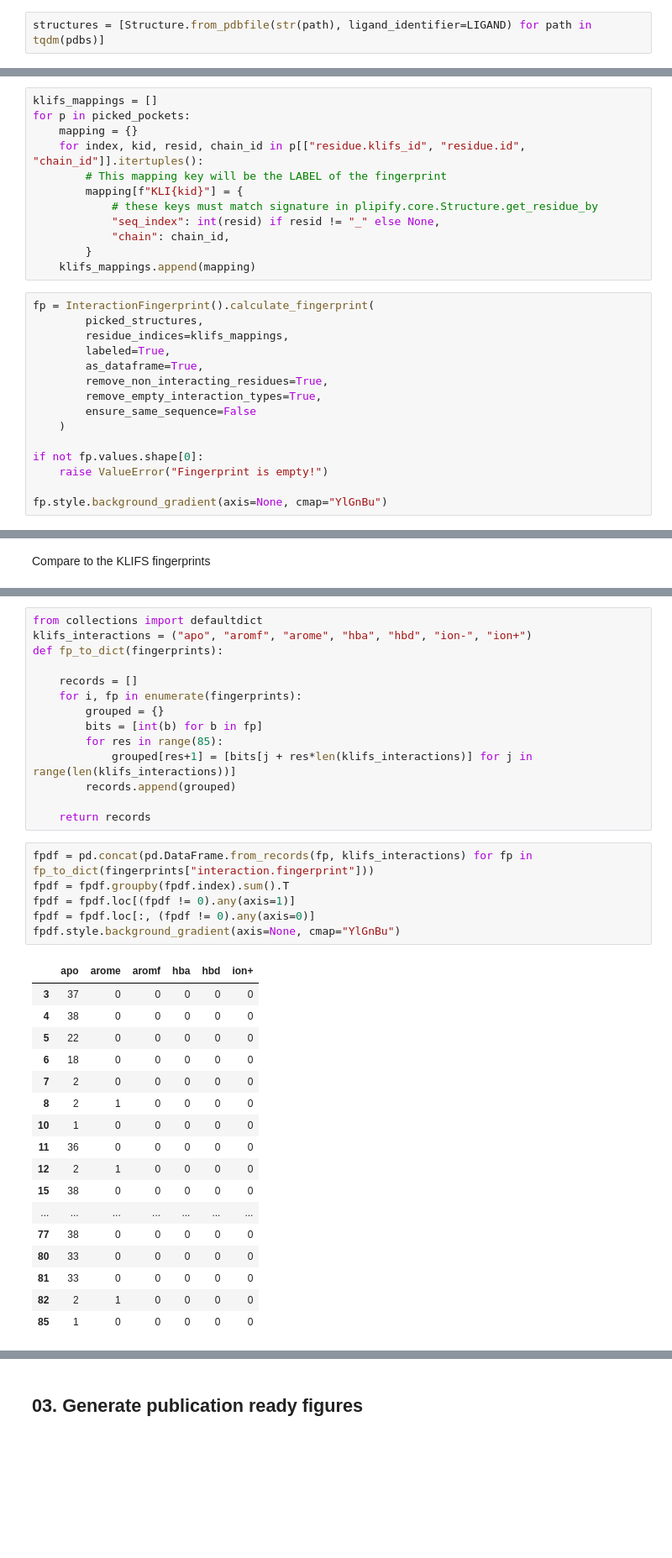
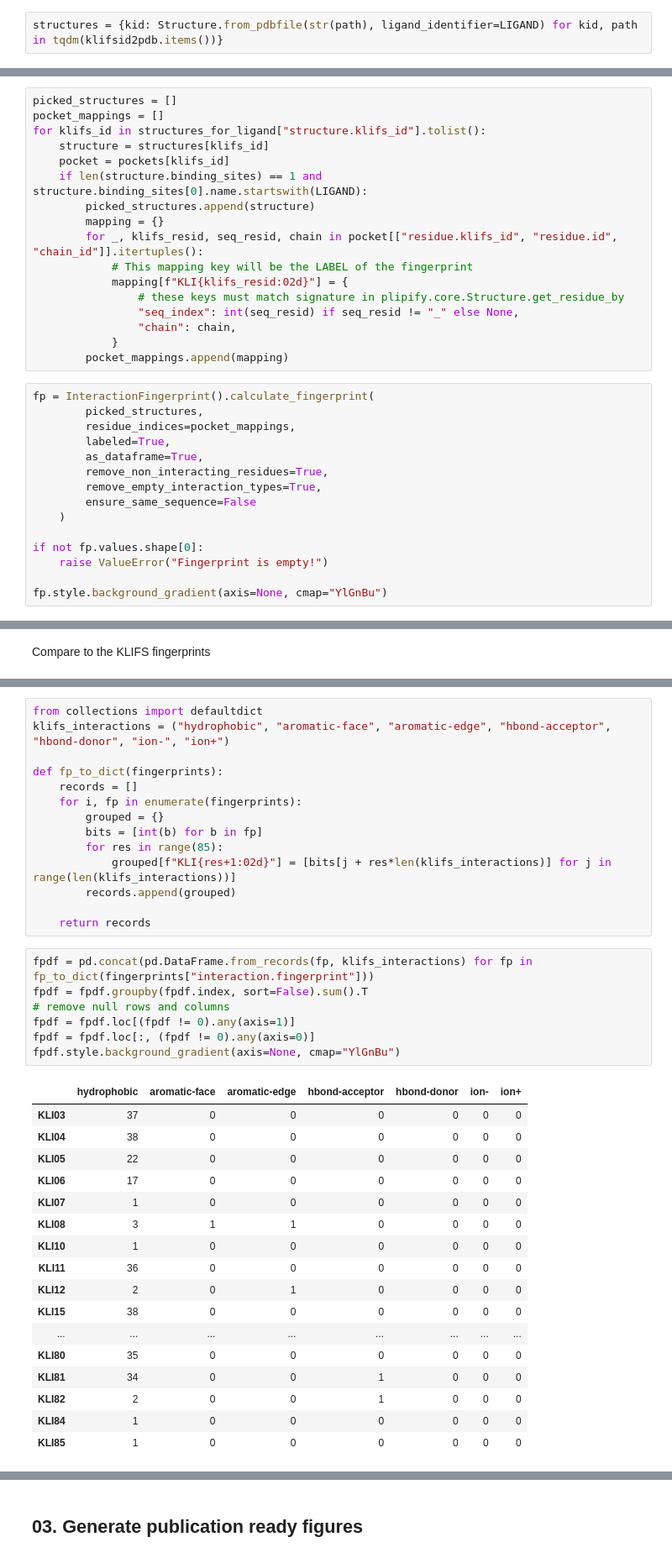
Before and after one commit to volkamerlab/plipify, a Jupyter notebook: projects/02/main.ipynb, the cells around one changed output, grey strips where cells are left out. Shown at 84% size. Drawn from its saved outputs; the diff is of its cells as text; blank space fills up the shorter version.

```diff
--- a/projects/02/main.ipynb
+++ b/projects/02/main.ipynb
@@ -205,4 +151,4 @@ reload(plipify.core)
 from plipify.core import Structure
 from plipify.fingerprints import InteractionFingerprint
 # %%
-structures = [Structure.from_pdbfile(str(path), ligand_identifier=LIGAND) for path in tqdm(pdbs)]
+structures = {kid: Structure.from_pdbfile(str(path), ligand_identifier=LIGAND) for kid, path in tqdm(klifsid2pdb.items())}
@@ -259,19 +172,24 @@ __TODO__: The alignment maps are not calculated correctly for these structures.
 # %%
-klifs_mappings = []
-for p in picked_pockets:
-    mapping = {}
-    for index, kid, resid, chain_id in p[["residue.klifs_id", "residue.id", "chain_id"]].itertuples():
-        # This mapping key will be the LABEL of the fingerprint
-        mapping[f"KLI{kid}"] = {
-            # these keys must match signature in plipify.core.Structure.get_residue_by
-            "seq_index": int(resid) if resid != "_" else None,
-            "chain": chain_id,
-        }
-    klifs_mappings.append(mapping)
+picked_structures = []
+pocket_mappings = []
+for klifs_id in structures_for_ligand["structure.klifs_id"].tolist():
+    structure = structures[klifs_id]
+    pocket = pockets[klifs_id]
+    if len(structure.binding_sites) == 1 and structure.binding_sites[0].name.startswith(LIGAND):
+        picked_structures.append(structure)
+        mapping = {}
+        for _, klifs_resid, seq_resid, chain in pocket[["residue.klifs_id", "residue.id", "chain_id"]].itertuples():
+            # This mapping key will be the LABEL of the fingerprint
+            mapping[f"KLI{klifs_resid:02d}"] = {
+                # these keys must match signature in plipify.core.Structure.get_residue_by
+                "seq_index": int(seq_resid) if seq_resid != "_" else None,
+                "chain": chain,
+            }
+        pocket_mappings.append(mapping)
 # %%
 fp = InteractionFingerprint().calculate_fingerprint(
         picked_structures,
-        residue_indices=klifs_mappings,
+        residue_indices=pocket_mappings,
         labeled=True,
         as_dataframe=True,
         remove_non_interacting_residues=True,
@@ -318,38 +235,39 @@ fingerprints.head()
 # %%
 from collections import defaultdict
-klifs_interactions = ("apo", "aromf", "arome", "hba", "hbd", "ion-", "ion+")
+klifs_interactions = ("hydrophobic", "aromatic-face", "aromatic-edge", "hbond-acceptor", "hbond-donor", "ion-", "ion+")
+
 def fp_to_dict(fingerprints):
-
     records = []
     for i, fp in enumerate(fingerprints):
         grouped = {}
         bits = [int(b) for b in fp]
         for res in range(85):
-            grouped[res+1] = [bits[j + res*len(klifs_interactions)] for j in range(len(klifs_interactions))]
+            grouped[f"KLI{res+1:02d}"] = [bits[j + res*len(klifs_interactions)] for j in range(len(klifs_interactions))]
         records.append(grouped)
 
     return records
 # %%
 fpdf = pd.concat(pd.DataFrame.from_records(fp, klifs_interactions) for fp in fp_to_dict(fingerprints["interaction.fingerprint"]))
-fpdf = fpdf.groupby(fpdf.index).sum().T
+fpdf = fpdf.groupby(fpdf.index, sort=False).sum().T
+# remove null rows and columns
 fpdf = fpdf.loc[(fpdf != 0).any(axis=1)]
 fpdf = fpdf.loc[:, (fpdf != 0).any(axis=0)]
 fpdf.style.background_gradient(axis=None, cmap="YlGnBu")
 # %% [output]
-|  | apo | arome | aromf | hba | hbd | ion+ |
-| 3 | 37 | 0 | 0 | 0 | 0 | 0 |
-| 4 | 38 | 0 | 0 | 0 | 0 | 0 |
-| 5 | 22 | 0 | 0 | 0 | 0 | 0 |
-| 6 | 18 | 0 | 0 | 0 | 0 | 0 |
-| 7 | 2 | 0 | 0 | 0 | 0 | 0 |
-| 8 | 2 | 1 | 0 | 0 | 0 | 0 |
-| 10 | 1 | 0 | 0 | 0 | 0 | 0 |
-| 11 | 36 | 0 | 0 | 0 | 0 | 0 |
-| 12 | 2 | 1 | 0 | 0 | 0 | 0 |
-| 15 | 38 | 0 | 0 | 0 | 0 | 0 |
-| ... | ... | ... | ... | ... | ... | ... |
-| 77 | 38 | 0 | 0 | 0 | 0 | 0 |
-| 80 | 33 | 0 | 0 | 0 | 0 | 0 |
-| 81 | 33 | 0 | 0 | 0 | 0 | 0 |
-| 82 | 2 | 1 | 0 | 0 | 0 | 0 |
-| 85 | 1 | 0 | 0 | 0 | 0 | 0 |
+|  | hydrophobic | aromatic-face | aromatic-edge | hbond-acceptor | hbond-donor | ion- | ion+ |
+| KLI03 | 37 | 0 | 0 | 0 | 0 | 0 | 0 |
+| KLI04 | 38 | 0 | 0 | 0 | 0 | 0 | 0 |
+| KLI05 | 22 | 0 | 0 | 0 | 0 | 0 | 0 |
+| KLI06 | 17 | 0 | 0 | 0 | 0 | 0 | 0 |
+| KLI07 | 1 | 0 | 0 | 0 | 0 | 0 | 0 |
+| KLI08 | 3 | 1 | 1 | 0 | 0 | 0 | 0 |
+| KLI10 | 1 | 0 | 0 | 0 | 0 | 0 | 0 |
+| KLI11 | 36 | 0 | 0 | 0 | 0 | 0 | 0 |
+| KLI12 | 2 | 0 | 1 | 0 | 0 | 0 | 0 |
+| KLI15 | 38 | 0 | 0 | 0 | 0 | 0 | 0 |
+| ... | ... | ... | ... | ... | ... | ... | ... |
+| KLI80 | 35 | 0 | 0 | 0 | 0 | 0 | 0 |
+| KLI81 | 34 | 0 | 0 | 1 | 0 | 0 | 0 |
+| KLI82 | 2 | 0 | 0 | 1 | 0 | 0 | 0 |
+| KLI84 | 1 | 0 | 0 | 0 | 0 | 0 | 0 |
+| KLI85 | 1 | 0 | 0 | 0 | 0 | 0 | 0 |
```
Also changed, not shown: parts of 24 cells of this notebook.
